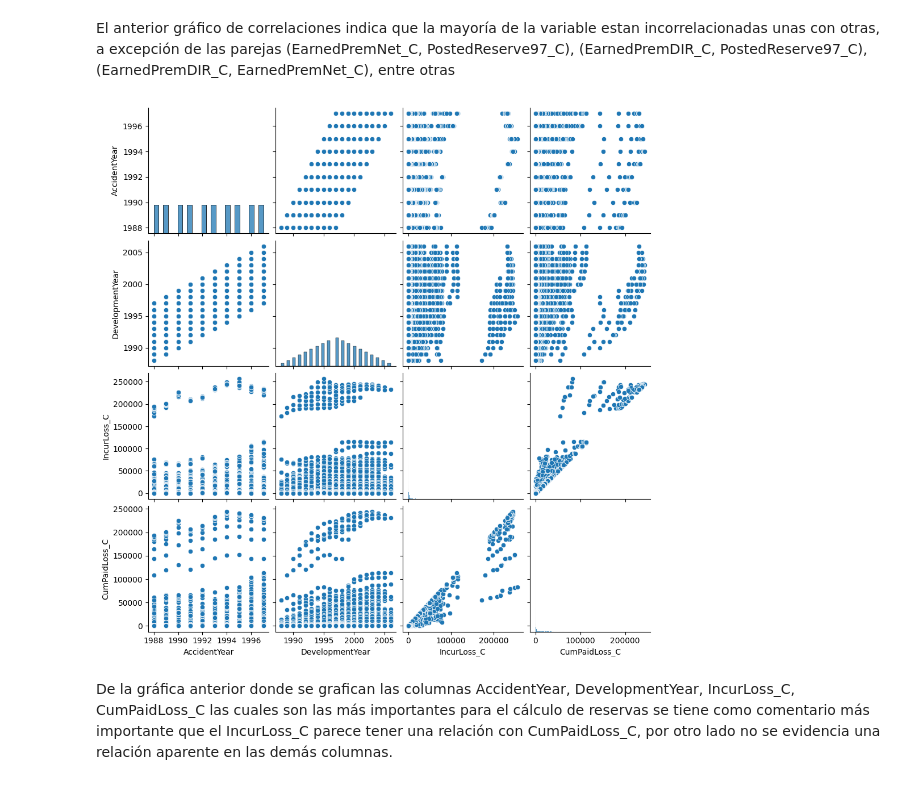
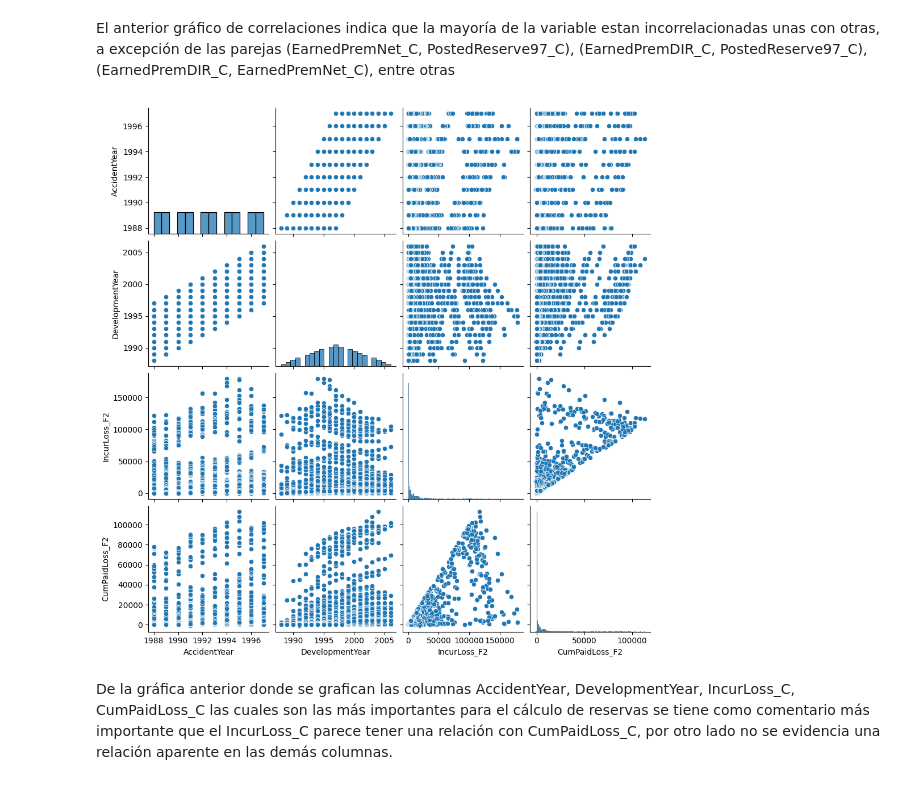
Before and after one commit to carlowrp/ML-actuaria, a Jupyter notebook: CRISP_DM_–modelodef.ipynb, the cells around one changed output. Cells and saved outputs as stored; diff of their text form; code cells hidden in the pictures.

```diff
--- a/CRISP_DM_–modelodef.ipynb
+++ b/CRISP_DM_–modelodef.ipynb
@@ -61,8 +79,3 @@ df
-# %%
-#Se crea data frame con la tabla que se desea procesar
-#df = pd.read_csv(r'C:\Users\USUARIO WINDOWS\OneDrive - Universidad Nacional de Colombia\Documentos\Maestria Actuaria\tercer_semestre\maquinas_actuaria\Proyecto\comauto_pos.csv')
-#df = pd.read_csv(r'C:\Users\USUARIO WINDOWS\OneDrive - Universidad Nacional de Colombia\Documentos\Maestria Actuaria\tercer_semestre\maquinas_actuaria\Proyecto\medmal_pos.csv')
-df = pd.read_csv(r'/content/drive/MyDrive/Maquinas/comauto_pos.csv')
 # %%
 df #Visualización de la tabla
 # %% [output]
@@ -215,10 +216,10 @@ plt.show()
 El anterior gráfico de correlaciones indica que la mayoría de la variable estan incorrelacionadas unas con otras, a excepción de las parejas (EarnedPremNet_C, PostedReserve97_C), (EarnedPremDIR_C, PostedReserve97_C), (EarnedPremDIR_C, EarnedPremNet_C), entre otras
 # %%
 # Gráfico de dispersión
-sb.pairplot(df[['AccidentYear', 'DevelopmentYear', 'IncurLoss_C', 'CumPaidLoss_C']])
+sb.pairplot(df[['AccidentYear', 'DevelopmentYear', 'IncurLoss_F2', 'CumPaidLoss_F2']])
 plt.show()
 # %% [output]
-[figure, old version]
+[figure, new version]
 # %% [markdown]
 De la gráfica anterior donde se grafican las columnas AccidentYear, DevelopmentYear, IncurLoss_C, CumPaidLoss_C las cuales son las más importantes para el cálculo de reservas se tiene como comentario más importante que el IncurLoss_C parece tener una relación con CumPaidLoss_C, por otro lado no se evidencia una relación aparente en las demás columnas.
 # %%
```
Also changed, not shown: parts of 11 cells of this notebook.
